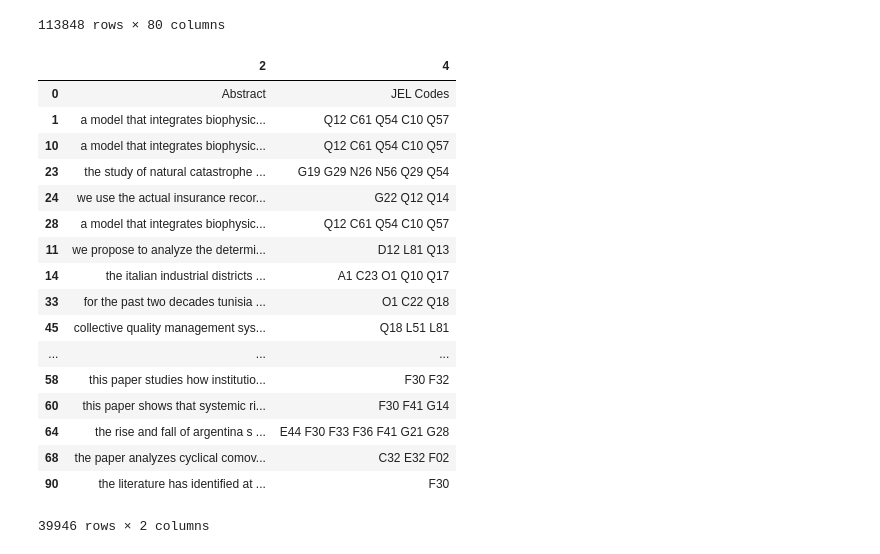
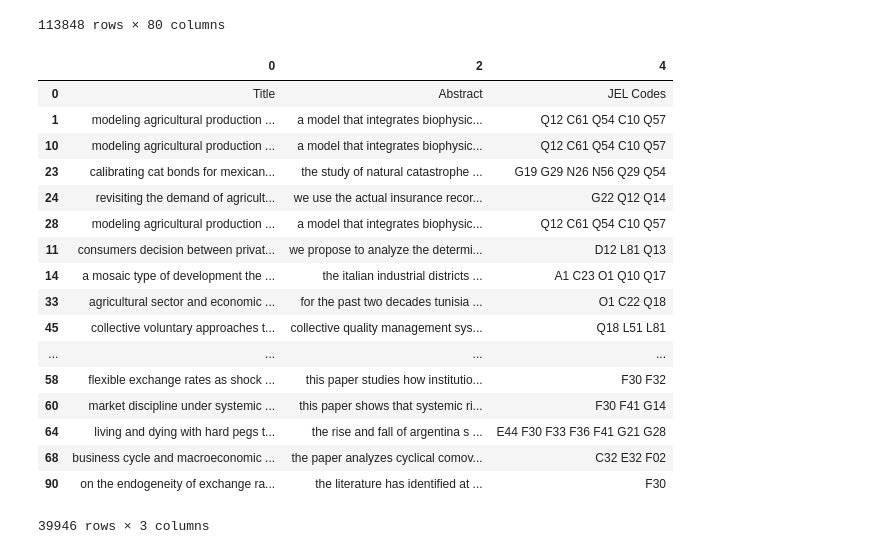
Before and after one commit to PaulLaliberte/jupyter_notebooks, a Jupyter notebook: columbia/working_papers/jel_code_prepping.ipynb, the cells around one changed output. Cells and saved outputs as stored; diff of their text form; code cells hidden in the pictures.

```diff
--- a/columbia/jel_code_prepping.ipynb
+++ b/columbia/working_papers/jel_code_prepping.ipynb
@@ -52,28 +52,28 @@ df
 | 94 | the impact of privatization on th... | universidad torcuato di tella | we study the long term impact of ... | NaN | NaN | sebastián galiani and federico st... | NaN | NaN | NaN | https://ideas.repec.org/p/udt/wpb... | ... | ... |
 113848 rows × 80 columns
 # %%
-df_jel = df[[2,4]]
+df_jel = df[[0,2,4]]
 df_jel = df_jel.dropna()
 df_jel
 # %% [output]
-|  | 2 | 4 |
-| 0 | Abstract | JEL Codes |
-| 1 | a model that integrates biophysic... | Q12 C61 Q54 C10 Q57 |
-| 10 | a model that integrates biophysic... | Q12 C61 Q54 C10 Q57 |
-| 23 | the study of natural catastrophe ... | G19 G29 N26 N56 Q29 Q54 |
-| 24 | we use the actual insurance recor... | G22 Q12 Q14 |
-| 28 | a model that integrates biophysic... | Q12 C61 Q54 C10 Q57 |
-| 11 | we propose to analyze the determi... | D12 L81 Q13 |
-| 14 | the italian industrial districts ... | A1 C23 O1 Q10 Q17 |
-| 33 | for the past two decades tunisia ... | O1 C22 Q18 |
-| 45 | collective quality management sys... | Q18 L51 L81 |
-| ... | ... | ... |
-| 58 | this paper studies how institutio... | F30 F32 |
-| 60 | this paper shows that systemic ri... | F30 F41 G14 |
-| 64 | the rise and fall of argentina s ... | E44 F30 F33 F36 F41 G21 G28 |
-| 68 | the paper analyzes cyclical comov... | C32 E32 F02 |
-| 90 | the literature has identified at ... | F30 |
+|  | 0 | 2 | 4 |
+| 0 | Title | Abstract | JEL Codes |
+| 1 | modeling agricultural production ... | a model that integrates biophysic... | Q12 C61 Q54 C10 Q57 |
+| 10 | modeling agricultural production ... | a model that integrates biophysic... | Q12 C61 Q54 C10 Q57 |
+| 23 | calibrating cat bonds for mexican... | the study of natural catastrophe ... | G19 G29 N26 N56 Q29 Q54 |
+| 24 | revisiting the demand of agricult... | we use the actual insurance recor... | G22 Q12 Q14 |
+| 28 | modeling agricultural production ... | a model that integrates biophysic... | Q12 C61 Q54 C10 Q57 |
+| 11 | consumers decision between privat... | we propose to analyze the determi... | D12 L81 Q13 |
+| 14 | a mosaic type of development the ... | the italian industrial districts ... | A1 C23 O1 Q10 Q17 |
+| 33 | agricultural sector and economic ... | for the past two decades tunisia ... | O1 C22 Q18 |
+| 45 | collective voluntary approaches t... | collective quality management sys... | Q18 L51 L81 |
+| ... | ... | ... | ... |
+| 58 | flexible exchange rates as shock ... | this paper studies how institutio... | F30 F32 |
+| 60 | market discipline under systemic ... | this paper shows that systemic ri... | F30 F41 G14 |
+| 64 | living and dying with hard pegs t... | the rise and fall of argentina s ... | E44 F30 F33 F36 F41 G21 G28 |
+| 68 | business cycle and macroeconomic ... | the paper analyzes cyclical comov... | C32 E32 F02 |
+| 90 | on the endogeneity of exchange ra... | the literature has identified at ... | F30 |
-39946 rows × 2 columns
+39946 rows × 3 columns
 # %%
 #label jel codes
 #find root codes
```
Also changed, not shown: parts of 3 cells of this notebook, 8 other files.
